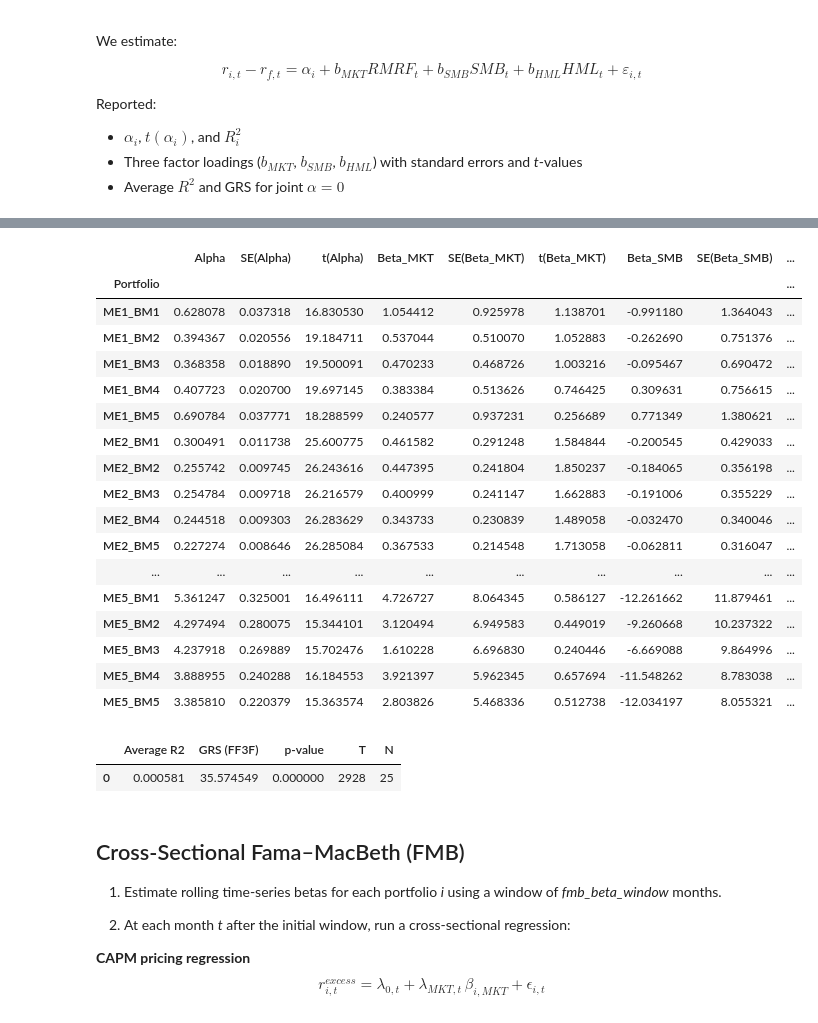
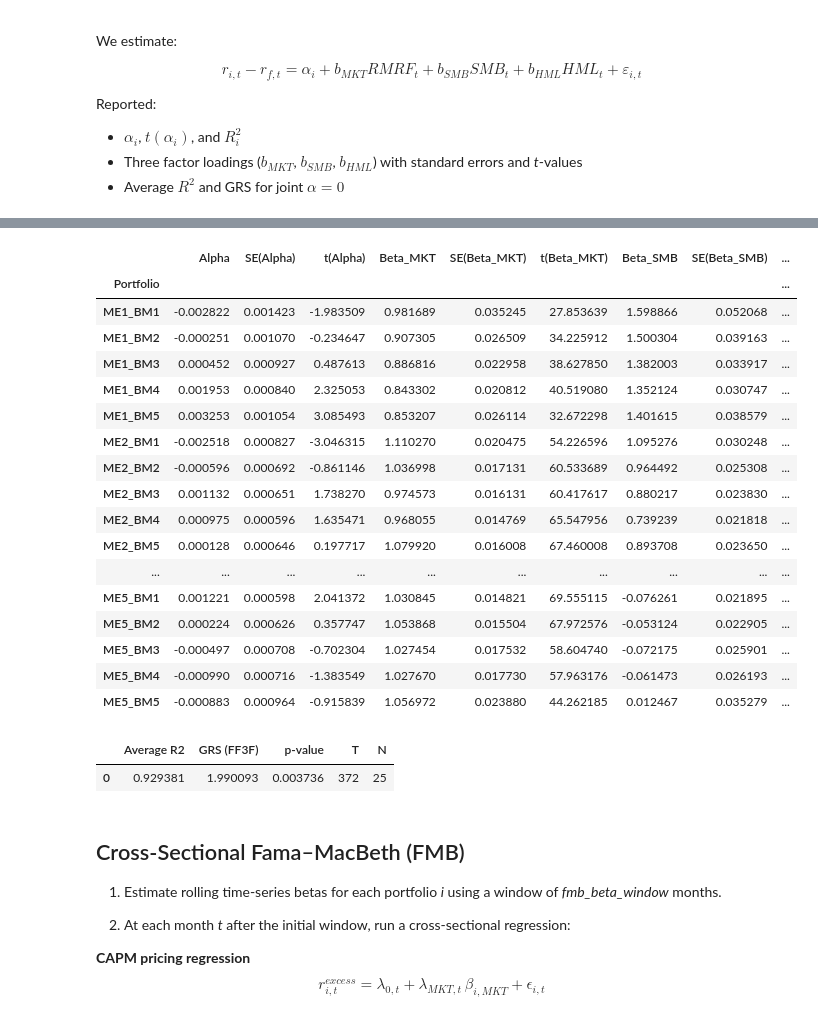
Before and after one commit to dhajibashi/Project_3, a Jupyter notebook: FIN684_Project_III.ipynb, the cells around one changed output, grey strips where cells are left out. Saved outputs shown, nothing was run; the diff lists cells and outputs as text; code cells hidden in the pictures.

```diff
--- a/FIN684_Project_III.ipynb
+++ b/FIN684_Project_III.ipynb
@@ -65,8 +65,15 @@ def grs_test_with_alphas(alphas, factor_means, factor_cov, residual_cov, T, N, L
     Sigma_e_inv = inv(np.asarray(residual_cov, dtype=float))
 
     term = float(m.T @ Sigma_f_inv @ m)
-    numer = (T - N - L) / N
+    numer = T / N * (T - N - L) / (T - L - 1)
     denom = 1.0 + term
+
+    print(numer, float(a.T @ Sigma_e_inv @ a), denom)
+    print("alphas:", a)
+    print("factor means:", m)
+    print("Sigma_f_inv:", Sigma_f_inv)
+    print("Sigma_e_inv:", Sigma_e_inv)
+    print("factor cov:", factor_cov)
 
     F = numer * float(a.T @ Sigma_e_inv @ a) / denom
     df1, df2 = N, T - N - L
@@ -77,6 +84,12 @@ def grs_test_with_alphas(alphas, factor_means, factor_cov, residual_cov, T, N, L
 # %%
 URL_FF3_MONTHLY = 'https://mba.tuck.dartmouth.edu/pages/faculty/ken.french/ftp/F-F_Research_Data_Factors_CSV.zip'
 URL_KF_25_MONTHLY = 'https://mba.tuck.dartmouth.edu/pages/faculty/ken.french/ftp/25_Portfolios_5x5_CSV.zip'
+
+FF3_MONTHLY_FILE_NAME = 'F-F_Research_Data_Factors.csv'
+KF_25_MONTHLY_FILE_NAME = '25_Portfolios_5x5.csv'
+
+FF3_L = 3
+CAPM_L = 1
 
 import requests, zipfile, os
 from io import BytesIO
@@ -280,8 +293,8 @@ def read_ff3_monthly(filename: str) -> pd.DataFrame:
     return df
 
 # ---------- read both files (filenames only) ----------
-ret_5x5 = read_kf_25_csv("25_Portfolios_5x5.csv")
-ff3     = read_ff3_monthly("F-F_Research_Data_Factors.csv")
+ret_5x5 = read_kf_25_csv(f'{KF_25_MONTHLY_FILE_NAME}')
+ff3     = read_ff3_monthly(f'{FF3_MONTHLY_FILE_NAME}')
 
 # align on common months
 data = ret_5x5.join(ff3, how="inner")
@@ -511,6 +524,14 @@ Reported statistics:
 - $\beta_i$, $SE(\beta_i)$, $t(\beta_i)$
 - $R_i^2$, Average $R^2$ across portfolios
 - GRS test for joint $\alpha_i = 0$ across all assets
+# %%
+def cov_div_T_minus_L(X, L):
+    T = X.shape[0]
+    # Center data
+    X_centered = X - X.mean(axis=0)
+    # Compute covariance matrix with divisor T-L
+    cov_mat = (X_centered.T @ X_centered) / (T - L)
+    return cov_mat
 # %%
 capm_rows, alphas_capm, resids_capm = [], [], []
 X_capm = sample[["RMRF"]]
@@ -601,6 +639,10 @@ Reported:
 # %%
 ff3_rows, alphas_ff3, resids_ff3 = [], [], []
 X_ff3 = sample[["RMRF","SMB","HML"]]
+
+T_ff3 = sample.shape[0]
+N_ff3 = len(port_cols)
+L_ff3 = FF3_L
 
 for p in port_cols:
     y = excess[p]
@@ -639,15 +681,11 @@ avg_r2_ff3 = ff3_table["R2"].mean()
 
 # residual covariance
 resid_mat_ff3 = pd.DataFrame({p: resids_ff3[i] for i, p in enumerate(port_cols)}).dropna()
-Sigma_e_ff3   = resid_mat_ff3.cov()
+Sigma_e_ff3   = cov_div_T_minus_L(resid_mat_ff3, L_ff3)
 
 # factor moments
 f_means_ff3 = sample[["RMRF","SMB","HML"]].mean().values
-f_cov_ff3   = sample[["RMRF","SMB","HML"]].cov()
-
-T_ff3 = resid_mat_ff3.shape[0]
-N_ff3 = len(port_cols)
-L_ff3 = 3
+f_cov_ff3   = cov_div_T_minus_L(sample[["RMRF","SMB","HML"]], L_ff3)
 
 GRS_ff3, p_ff3 = grs_test_with_alphas(alphas_ff3, f_means_ff3, f_cov_ff3, Sigma_e_ff3, T_ff3, N_ff3, L_ff3)
 
@@ -665,23 +720,23 @@ display(ff3_summary)
 |  | Alpha | SE(Alpha) | t(Alpha) | Beta_MKT | SE(Beta_MKT) | t(Beta_MKT) | Beta_SMB | SE(Beta_SMB) | ... |
 | Portfolio |  |  |  |  |  |  |  |  | ... |
-| ME1_BM1 | 0.628078 | 0.037318 | 16.830530 | 1.054412 | 0.925978 | 1.138701 | -0.991180 | 1.364043 | ... |
-| ME1_BM2 | 0.394367 | 0.020556 | 19.184711 | 0.537044 | 0.510070 | 1.052883 | -0.262690 | 0.751376 | ... |
-| ME1_BM3 | 0.368358 | 0.018890 | 19.500091 | 0.470233 | 0.468726 | 1.003216 | -0.095467 | 0.690472 | ... |
-| ME1_BM4 | 0.407723 | 0.020700 | 19.697145 | 0.383384 | 0.513626 | 0.746425 | 0.309631 | 0.756615 | ... |
-| ME1_BM5 | 0.690784 | 0.037771 | 18.288599 | 0.240577 | 0.937231 | 0.256689 | 0.771349 | 1.380621 | ... |
-| ME2_BM1 | 0.300491 | 0.011738 | 25.600775 | 0.461582 | 0.291248 | 1.584844 | -0.200545 | 0.429033 | ... |
-| ME2_BM2 | 0.255742 | 0.009745 | 26.243616 | 0.447395 | 0.241804 | 1.850237 | -0.184065 | 0.356198 | ... |
-| ME2_BM3 | 0.254784 | 0.009718 | 26.216579 | 0.400999 | 0.241147 | 1.662883 | -0.191006 | 0.355229 | ... |
-| ME2_BM4 | 0.244518 | 0.009303 | 26.283629 | 0.343733 | 0.230839 | 1.489058 | -0.032470 | 0.340046 | ... |
-| ME2_BM5 | 0.227274 | 0.008646 | 26.285084 | 0.367533 | 0.214548 | 1.713058 | -0.062811 | 0.316047 | ... |
+| ME1_BM1 | -0.002822 | 0.001423 | -1.983509 | 0.981689 | 0.035245 | 27.853639 | 1.598866 | 0.052068 | ... |
+| ME1_BM2 | -0.000251 | 0.001070 | -0.234647 | 0.907305 | 0.026509 | 34.225912 | 1.500304 | 0.039163 | ... |
+| ME1_BM3 | 0.000452 | 0.000927 | 0.487613 | 0.886816 | 0.022958 | 38.627850 | 1.382003 | 0.033917 | ... |
+| ME1_BM4 | 0.001953 | 0.000840 | 2.325053 | 0.843302 | 0.020812 | 40.519080 | 1.352124 | 0.030747 | ... |
+| ME1_BM5 | 0.003253 | 0.001054 | 3.085493 | 0.853207 | 0.026114 | 32.672298 | 1.401615 | 0.038579 | ... |
+| ME2_BM1 | -0.002518 | 0.000827 | -3.046315 | 1.110270 | 0.020475 | 54.226596 | 1.095276 | 0.030248 | ... |
+| ME2_BM2 | -0.000596 | 0.000692 | -0.861146 | 1.036998 | 0.017131 | 60.533689 | 0.964492 | 0.025308 | ... |
+| ME2_BM3 | 0.001132 | 0.000651 | 1.738270 | 0.974573 | 0.016131 | 60.417617 | 0.880217 | 0.023830 | ... |
+| ME2_BM4 | 0.000975 | 0.000596 | 1.635471 | 0.968055 | 0.014769 | 65.547956 | 0.739239 | 0.021818 | ... |
+| ME2_BM5 | 0.000128 | 0.000646 | 0.197717 | 1.079920 | 0.016008 | 67.460008 | 0.893708 | 0.023650 | ... |
 | ... | ... | ... | ... | ... | ... | ... | ... | ... | ... |
-| ME5_BM1 | 5.361247 | 0.325001 | 16.496111 | 4.726727 | 8.064345 | 0.586127 | -12.261662 | 11.879461 | ... |
-| ME5_BM2 | 4.297494 | 0.280075 | 15.344101 | 3.120494 | 6.949583 | 0.449019 | -9.260668 | 10.237322 | ... |
-| ME5_BM3 | 4.237918 | 0.269889 | 15.702476 | 1.610228 | 6.696830 | 0.240446 | -6.669088 | 9.864996 | ... |
-| ME5_BM4 | 3.888955 | 0.240288 | 16.184553 | 3.921397 | 5.962345 | 0.657694 | -11.548262 | 8.783038 | ... |
-| ME5_BM5 | 3.385810 | 0.220379 | 15.363574 | 2.803826 | 5.468336 | 0.512738 | -12.034197 | 8.055321 | ... |
+| ME5_BM1 | 0.001221 | 0.000598 | 2.041372 | 1.030845 | 0.014821 | 69.555115 | -0.076261 | 0.021895 | ... |
+| ME5_BM2 | 0.000224 | 0.000626 | 0.357747 | 1.053868 | 0.015504 | 67.972576 | -0.053124 | 0.022905 | ... |
+| ME5_BM3 | -0.000497 | 0.000708 | -0.702304 | 1.027454 | 0.017532 | 58.604740 | -0.072175 | 0.025901 | ... |
+| ME5_BM4 | -0.000990 | 0.000716 | -1.383549 | 1.027670 | 0.017730 | 57.963176 | -0.061473 | 0.026193 | ... |
+| ME5_BM5 | -0.000883 | 0.000964 | -0.915839 | 1.056972 | 0.023880 | 44.262185 | 0.012467 | 0.035279 | ... |
 |  | Average R2 | GRS (FF3F) | p-value | T | N |
-| 0 | 0.000581 | 35.574549 | 0.000000 | 2928 | 25 |
+| 0 | 0.929381 | 1.990093 | 0.003736 | 372 | 25 |
 # %% [markdown]
 ## Cross-Sectional Fama–MacBeth (FMB)
 
```
Also changed, not shown: parts of 2 cells of this notebook.
